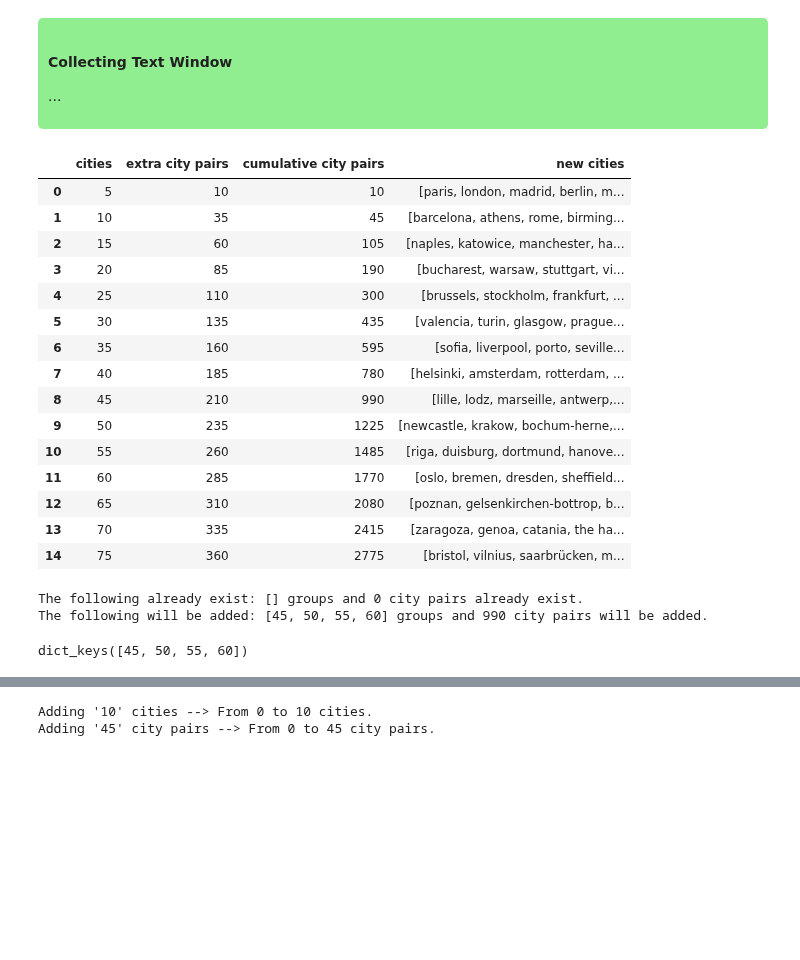
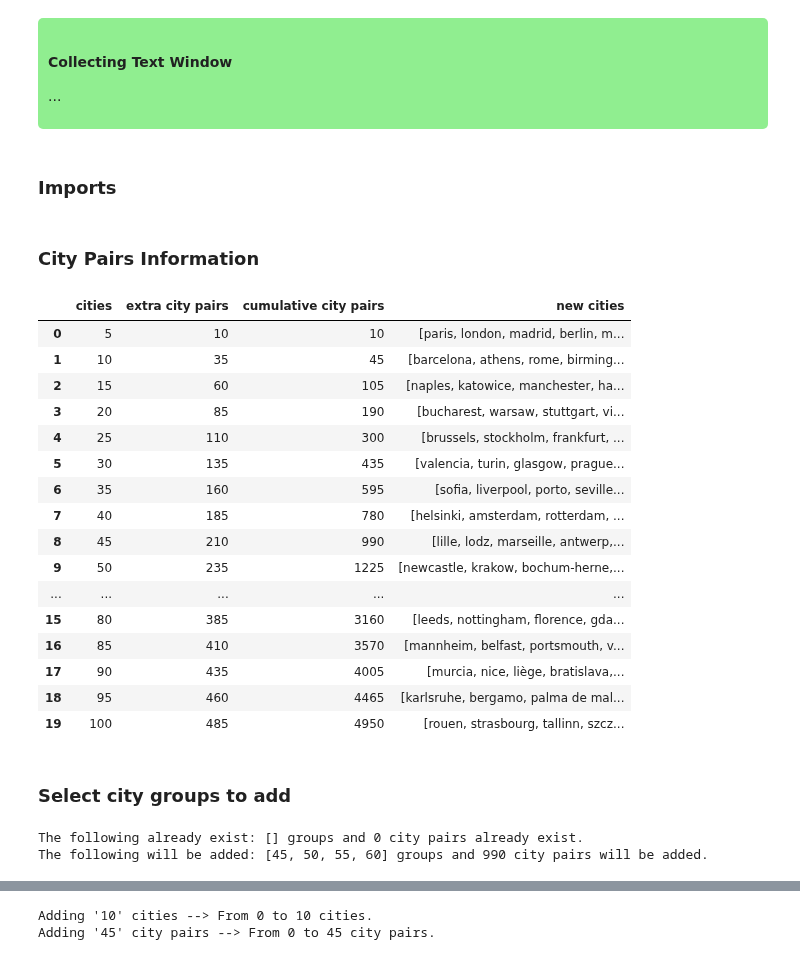
Before and after one commit to seriousdeejay/citynet, a Jupyter notebook: src/analyses/Diederik/Clean Code/0 Collection Text Window (Final).ipynb, the cells around one changed output, grey strips where cells are left out. Drawn from its saved outputs; the diff is of its cells as text; code cells hidden in the pictures; blank space fills up the shorter version.

```diff
--- a/src/analyses/Diederik/Clean Code/0 Collection Text Window (Final).ipynb
+++ b/src/analyses/Diederik/Clean Code/0 Collection Text Window (Final).ipynb
@@ -3,6 +3,8 @@
     <h4>Collecting Text Window</h4>
     <p>...</p>
 </div>
+# %% [markdown]
+### Imports
 # %%
 import pandas as pd
 from itertools import combinations
@@ -27,6 +29,8 @@ window_size = 0 # Set to Paragraph
 
 # corpus_name = 'city_matrix.csv'
 # new_corpus = False
+# %% [markdown]
+### City Pairs Information
 # %%
 list_of_cities = list(cities_df['Mua_en'][0:150].str.lower())
 
@@ -35,39 +39,42 @@ old_city_pairs = []
 cumulative_city_pairs = 0
 group_size = 5
 dataframe_rows = []
 
 for i in range(0, 150, group_size):
     total_city_pairs = list(combinations(list_of_cities[0:i + group_size], 2))
     new_city_pairs = list(set(total_city_pairs) - set(old_city_pairs))
 
     city_pair_dict[i+5] = new_city_pairs
 
     cumulative_city_pairs += len(new_city_pairs)
     new_cities = list_of_cities[i:i + group_size]
 
     dataframe_rows.append([i+5, len(new_city_pairs), cumulative_city_pairs, new_cities])
 
     old_city_pairs = total_city_pairs
 
 df = pd.DataFrame(dataframe_rows,columns=['cities', 'extra city pairs', 'cumulative city pairs', 'new cities'])
-df.head(15)
+df.head(20)
 # %% [output]
 |  | cities | extra city pairs | cumulative city pairs | new cities |
 | 0 | 5 | 10 | 10 | [paris, london, madrid, berlin, m... |
 | 1 | 10 | 35 | 45 | [barcelona, athens, rome, birming... |
 | 2 | 15 | 60 | 105 | [naples, katowice, manchester, ha... |
 | 3 | 20 | 85 | 190 | [bucharest, warsaw, stuttgart, vi... |
 | 4 | 25 | 110 | 300 | [brussels, stockholm, frankfurt, ... |
 | 5 | 30 | 135 | 435 | [valencia, turin, glasgow, prague... |
 | 6 | 35 | 160 | 595 | [sofia, liverpool, porto, seville... |
 | 7 | 40 | 185 | 780 | [helsinki, amsterdam, rotterdam, ... |
 | 8 | 45 | 210 | 990 | [lille, lodz, marseille, antwerp,... |
 | 9 | 50 | 235 | 1225 | [newcastle, krakow, bochum-herne,... |
-| 10 | 55 | 260 | 1485 | [riga, duisburg, dortmund, hanove... |
-| 11 | 60 | 285 | 1770 | [oslo, bremen, dresden, sheffield... |
-| 12 | 65 | 310 | 2080 | [poznan, gelsenkirchen-bottrop, b... |
-| 13 | 70 | 335 | 2415 | [zaragoza, genoa, catania, the ha... |
-| 14 | 75 | 360 | 2775 | [bristol, vilnius, saarbrücken, m... |
+| ... | ... | ... | ... | ... |
+| 15 | 80 | 385 | 3160 | [leeds, nottingham, florence, gda... |
+| 16 | 85 | 410 | 3570 | [mannheim, belfast, portsmouth, v... |
+| 17 | 90 | 435 | 4005 | [murcia, nice, liège, bratislava,... |
+| 18 | 95 | 460 | 4465 | [karlsruhe, bergamo, palma de mal... |
+| 19 | 100 | 485 | 4950 | [rouen, strasbourg, tallinn, szcz... |
+# %% [markdown]
+### Select city groups to add
 # %%
 OUTPUT_PATH = '../../../../../data/clean/enwiki_city_pairs/'
 cities_to_add = [45,50, 55, 60]
@@ -99,10 +106,6 @@ print(f"The following will be added: {accepted_cities_to_add} groups and {df[df.
 # %% [output]
 The following already exist: [] groups and 0 city pairs already exist.
 The following will be added: [45, 50, 55, 60] groups and 990 city pairs will be added.
-# %%
-city_pairs_to_process.keys()
-# %% [output]
-dict_keys([45, 50, 55, 60])
 # %%
 # OUTPUT_PATH = '../../../../data/enwiki_city_pairs/biggest_cities_50/'
 # updated_nr_of_cities = 50 # by population numbers
```
Also changed, not shown: parts of 12 cells of this notebook.
